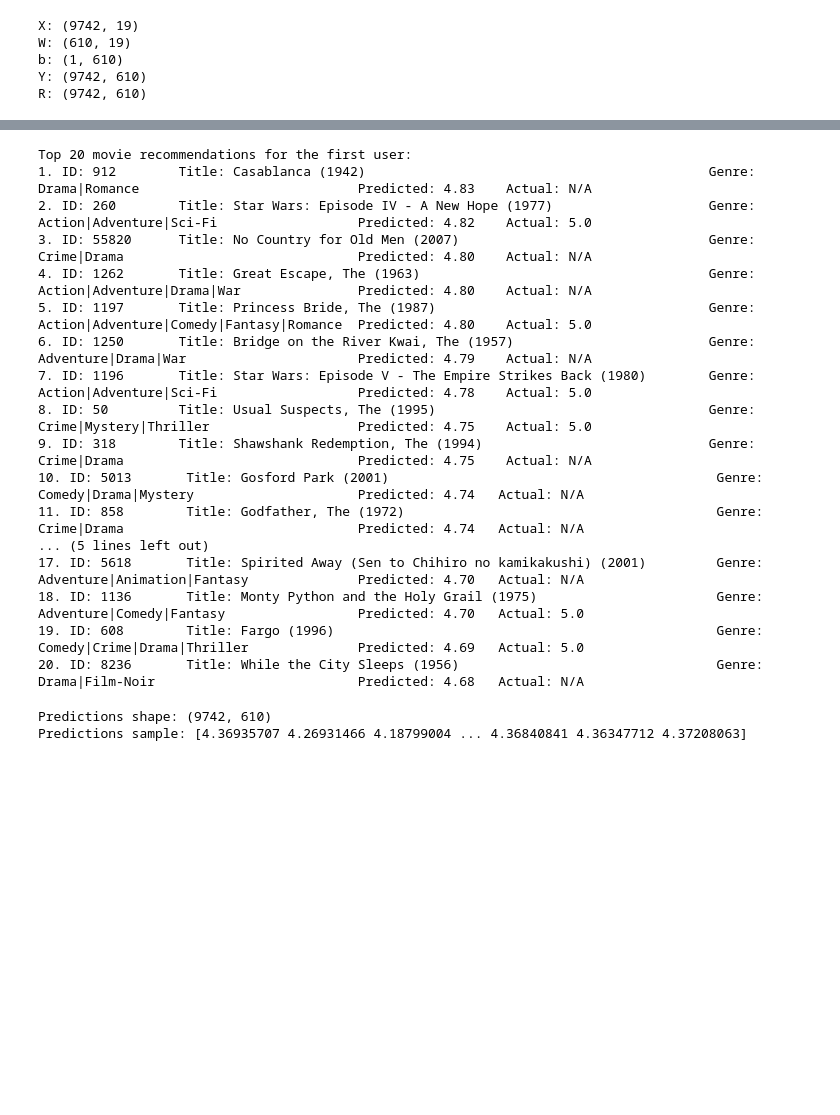
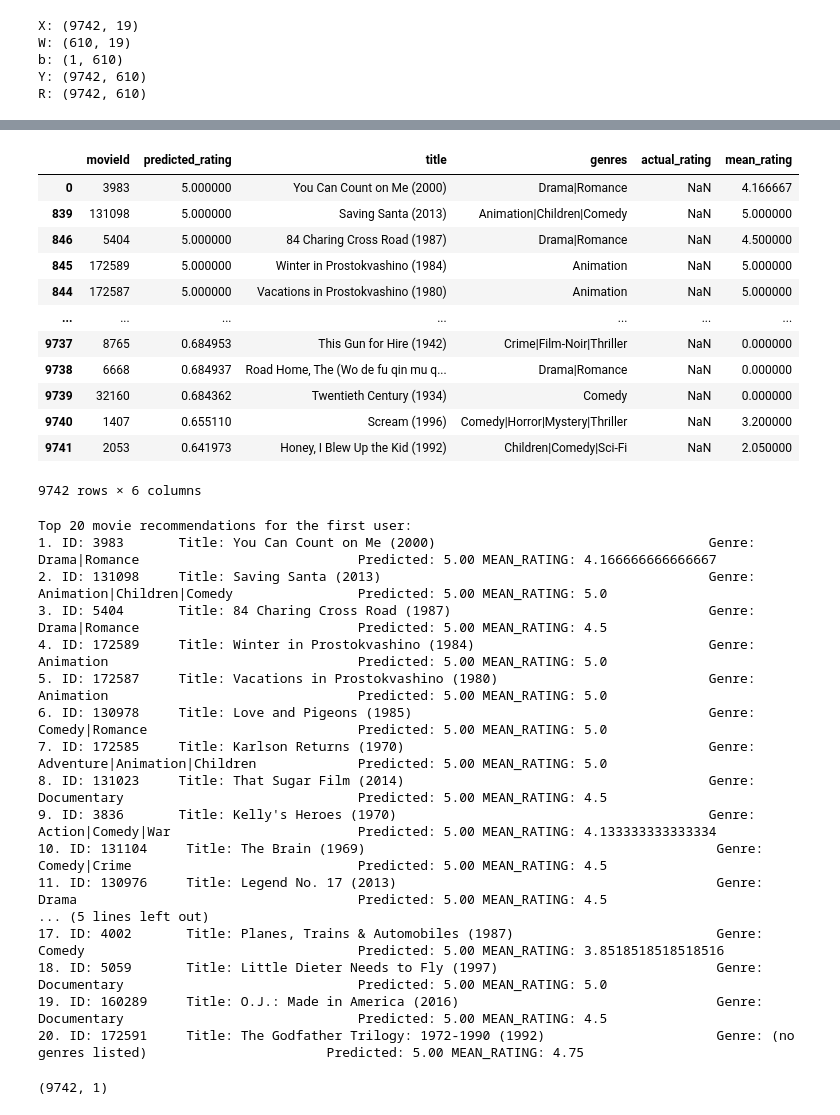
Before and after one commit to ImmorTaLRioTZ/Collaborative_Filtering, a Jupyter notebook: Recommender2.0.ipynb, the cells around one changed output, grey strips where cells are left out. Saved outputs shown, nothing was run; the diff lists cells and outputs as text; code cells hidden in the pictures; blank space fills up the shorter version.

```diff
--- a/Recommender2.0.ipynb
+++ b/Recommender2.0.ipynb
@@ -67,6 +77,8 @@ num_df = np.array(num_df, dtype = np.float64)
 # %%
 #mean normalsation part
-mean_ratings = np.nanmean(num_df, axis=0)
+mean_ratings = np.nanmean(num_df, axis=1)
+mean_ratings = np.nan_to_num(mean_ratings, copy=False, nan=0.0)
+mean_ratings = mean_ratings.reshape(-1, 1)  # Reshape to a column vector
+num_df = np.nan_to_num(num_df, copy=False,  nan=0.0)
 normalised = num_df - mean_ratings
-np.nan_to_num(normalised, copy=False, nan=0.0)
 Y=normalised
@@ -126,6 +147,7 @@ Training loss at iteration 1480:23419.5077
 # %%
 predictions = np.matmul(X.numpy(), np.transpose(W.numpy())) + b.numpy()
 predictions = predictions + mean_ratings  # Adding the mean ratings back to the predictions
+predictions = np.clip(predictions, 0, 5)
 my_predictions = predictions[:, 0] #Assuming the first user is the one we want to recommend movies for
 my_predictions = pd.Series(my_predictions, index=genres_df['movieId'])
 my_predictions = my_predictions.sort_values(ascending=False)
@@ -139,12 +181,34 @@ pred_df = pd.merge(pred_df, movies[['movieId', 'title', 'genres']], on='movieId'
+# %%
+mean_ratings_df= pd.DataFrame({
+    'movieId': genres_df['movieId'],
+    'mean_rating': mean_ratings.flatten()
+})
 # %%
 user_id = 1  # or whichever user you're evaluating
 user_ratings = ratings[ratings['userId'] == user_id][['movieId', 'rating']]
 user_ratings = user_ratings.rename(columns={'rating': 'actual_rating'})
-
 # Merge with predictions
 pred_df = pd.merge(pred_df, user_ratings, on='movieId', how='left')
+# Merge with mean ratings
+pred_df = pd.merge(pred_df, mean_ratings_df, on='movieId', how='left')
 # Sort predictions
 pred_df = pred_df.sort_values(by='predicted_rating', ascending=False)
+# %%
+pred_df
+# %% [output]
+|  | movieId | predicted_rating | title | genres | actual_rating | mean_rating |
+| 0 | 3983 | 5.000000 | You Can Count on Me (2000) | Drama|Romance | NaN | 4.166667 |
+| 839 | 131098 | 5.000000 | Saving Santa (2013) | Animation|Children|Comedy | NaN | 5.000000 |
+| 846 | 5404 | 5.000000 | 84 Charing Cross Road (1987) | Drama|Romance | NaN | 4.500000 |
+| 845 | 172589 | 5.000000 | Winter in Prostokvashino (1984) | Animation | NaN | 5.000000 |
+| 844 | 172587 | 5.000000 | Vacations in Prostokvashino (1980) | Animation | NaN | 5.000000 |
+| ... | ... | ... | ... | ... | ... | ... |
+| 9737 | 8765 | 0.684953 | This Gun for Hire (1942) | Crime|Film-Noir|Thriller | NaN | 0.000000 |
+| 9738 | 6668 | 0.684937 | Road Home, The (Wo de fu qin mu q... | Drama|Romance | NaN | 0.000000 |
+| 9739 | 32160 | 0.684362 | Twentieth Century (1934) | Comedy | NaN | 0.000000 |
+| 9740 | 1407 | 0.655110 | Scream (1996) | Comedy|Horror|Mystery|Thriller | NaN | 3.200000 |
+| 9741 | 2053 | 0.641973 | Honey, I Blew Up the Kid (1992) | Children|Comedy|Sci-Fi | NaN | 2.050000 |
+9742 rows × 6 columns
 # %%
 print("Top 20 movie recommendations for the first user:")
 for i in range(20):
@@ -152,29 +216,28 @@ for i in range(20):
     title = pred_df['title'].iloc[i]
     genres = pred_df['genres'].iloc[i]
     pred = pred_df['predicted_rating'].iloc[i]
-    actual = pred_df['actual_rating'].iloc[i] if not pd.isna(pred_df['actual_rating'].iloc[i]) else 'N/A'
+    mean = pred_df['mean_rating'].iloc[i] if not pd.isna(pred_df['mean_rating'].iloc[i]) else 'N/A'
 
-    print(f"{i+1}. ID: {movie_id:<10} Title: {title:<60} Genre: {genres:<40} Predicted: {pred:.2f} \t Actual: {actual}")
+    print(f"{i+1}. ID: {movie_id:<10} Title: {title:<60} Genre: {genres:<40} Predicted: {pred:.2f} MEAN_RATING: {mean:<40}")
 # %% [output]
 Top 20 movie recommendations for the first user:
-1. ID: 912        Title: Casablanca (1942)                                            Genre: Drama|Romance                            Predicted: 4.83    Actual: N/A
-2. ID: 260        Title: Star Wars: Episode IV - A New Hope (1977)                    Genre: Action|Adventure|Sci-Fi                  Predicted: 4.82    Actual: 5.0
-3. ID: 55820      Title: No Country for Old Men (2007)                                Genre: Crime|Drama                              Predicted: 4.80    Actual: N/A
-4. ID: 1262       Title: Great Escape, The (1963)                                     Genre: Action|Adventure|Drama|War               Predicted: 4.80    Actual: N/A
-5. ID: 1197       Title: Princess Bride, The (1987)                                   Genre: Action|Adventure|Comedy|Fantasy|Romance  Predicted: 4.80    Actual: 5.0
-6. ID: 1250       Title: Bridge on the River Kwai, The (1957)                         Genre: Adventure|Drama|War                      Predicted: 4.79    Actual: N/A
-7. ID: 1196       Title: Star Wars: Episode V - The Empire Strikes Back (1980)        Genre: Action|Adventure|Sci-Fi                  Predicted: 4.78    Actual: 5.0
-8. ID: 50         Title: Usual Suspects, The (1995)                                   Genre: Crime|Mystery|Thriller                   Predicted: 4.75    Actual: 5.0
-9. ID: 318        Title: Shawshank Redemption, The (1994)                             Genre: Crime|Drama                              Predicted: 4.75    Actual: N/A
-10. ID: 5013       Title: Gosford Park (2001)                                          Genre: Comedy|Drama|Mystery                     Predicted: 4.74   Actual: N/A
-11. ID: 858        Title: Godfather, The (1972)                                        Genre: Crime|Drama                              Predicted: 4.74   Actual: N/A
+1. ID: 3983       Title: You Can Count on Me (2000)                                   Genre: Drama|Romance                            Predicted: 5.00 MEAN_RATING: 4.166666666666667
+2. ID: 131098     Title: Saving Santa (2013)                                          Genre: Animation|Children|Comedy                Predicted: 5.00 MEAN_RATING: 5.0
+3. ID: 5404       Title: 84 Charing Cross Road (1987)                                 Genre: Drama|Romance                            Predicted: 5.00 MEAN_RATING: 4.5
+4. ID: 172589     Title: Winter in Prostokvashino (1984)                              Genre: Animation                                Predicted: 5.00 MEAN_RATING: 5.0
+5. ID: 172587     Title: Vacations in Prostokvashino (1980)                           Genre: Animation                                Predicted: 5.00 MEAN_RATING: 5.0
+6. ID: 130978     Title: Love and Pigeons (1985)                                      Genre: Comedy|Romance                           Predicted: 5.00 MEAN_RATING: 5.0
+7. ID: 172585     Title: Karlson Returns (1970)                                       Genre: Adventure|Animation|Children             Predicted: 5.00 MEAN_RATING: 5.0
+8. ID: 131023     Title: That Sugar Film (2014)                                       Genre: Documentary                              Predicted: 5.00 MEAN_RATING: 4.5
+9. ID: 3836       Title: Kelly's Heroes (1970)                                        Genre: Action|Comedy|War                        Predicted: 5.00 MEAN_RATING: 4.133333333333334
+10. ID: 131104     Title: The Brain (1969)                                             Genre: Comedy|Crime                             Predicted: 5.00 MEAN_RATING: 4.5
+11. ID: 130976     Title: Legend No. 17 (2013)                                         Genre: Drama                                    Predicted: 5.00 MEAN_RATING: 4.5
 ... (5 lines left out)
-17. ID: 5618       Title: Spirited Away (Sen to Chihiro no kamikakushi) (2001)         Genre: Adventure|Animation|Fantasy              Predicted: 4.70   Actual: N/A
-18. ID: 1136       Title: Monty Python and the Holy Grail (1975)                       Genre: Adventure|Comedy|Fantasy                 Predicted: 4.70   Actual: 5.0
-19. ID: 608        Title: Fargo (1996)                                                 Genre: Comedy|Crime|Drama|Thriller              Predicted: 4.69   Actual: 5.0
-20. ID: 8236       Title: While the City Sleeps (1956)                                 Genre: Drama|Film-Noir                          Predicted: 4.68   Actual: N/A
+17. ID: 4002       Title: Planes, Trains & Automobiles (1987)                          Genre: Comedy                                   Predicted: 5.00 MEAN_RATING: 3.8518518518518516
+18. ID: 5059       Title: Little Dieter Needs to Fly (1997)                            Genre: Documentary                              Predicted: 5.00 MEAN_RATING: 5.0
+19. ID: 160289     Title: O.J.: Made in America (2016)                                 Genre: Documentary                              Predicted: 5.00 MEAN_RATING: 4.5
+20. ID: 172591     Title: The Godfather Trilogy: 1972-1990 (1992)                      Genre: (no genres listed)                       Predicted: 5.00 MEAN_RATING: 4.75
 # %%
-new_user = np.array([1,])
+new_user = np.zeros((X.shape[0], 1), dtype=np.float64)
+# Assuming new_user is a vector of zeros, we can use the same prediction logic
+R_new = np.concatenate((R, new_user), axis = 1)
-# %% [output]
-Predictions shape: (9742, 610)
-Predictions sample: [4.36935707 4.26931466 4.18799004 ... 4.36840841 4.36347712 4.37208063]
@@ -180,0 +250,5 @@ Predictions sample: [4.36935707 4.26931466 4.18799004 ... 4.36840841 4.36347712
+# %%
+mean_ratings_new = np.nan_to_num(mean_ratings, copy=False, nan=0.0)
+mean_ratings_new.shape
+# %% [output]
+(9742, 1)
```
Also changed, not shown: parts of 12 cells of this notebook.
